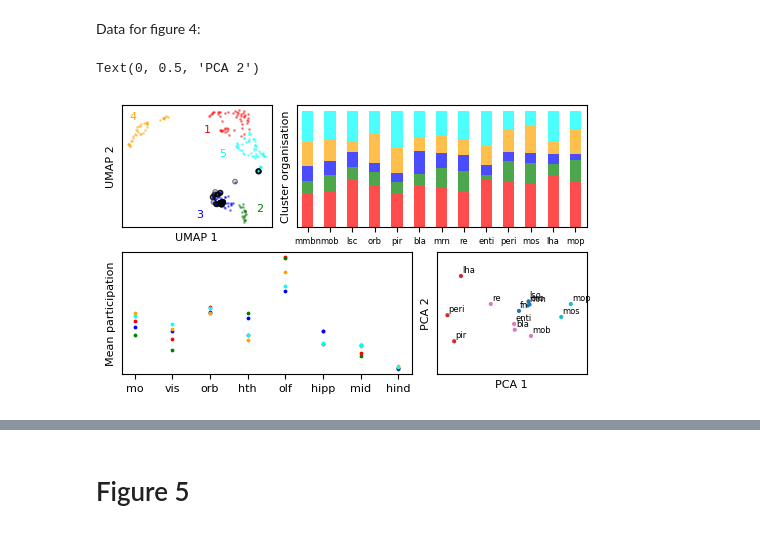
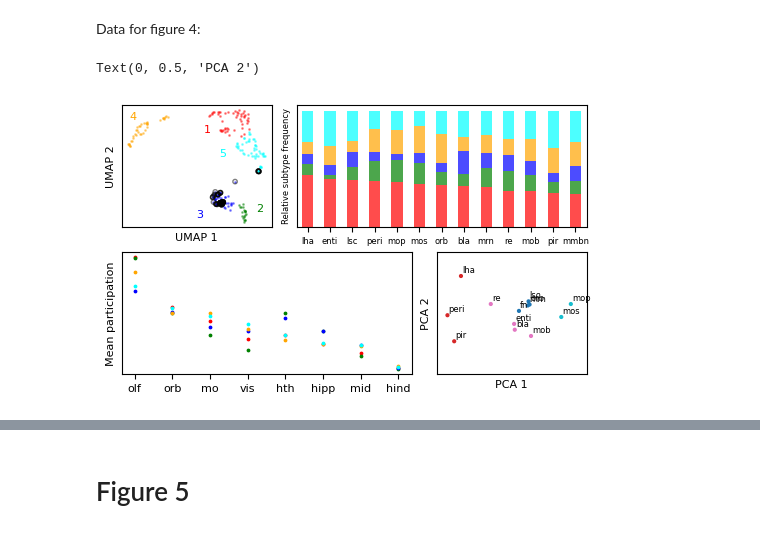
Before and after one commit to csndl-iitd/srg-tes-epilepsy-models, a Jupyter notebook: analysis/notebooks/Analyse fig_March_26.ipynb, the cells around one changed output, grey strips where cells are left out. Cells and saved outputs as stored; diff of their text form; code cells hidden in the pictures.

Commit message:
all figures done

```diff
--- a/analysis/notebooks/Analyse fig_March_26.ipynb
+++ b/analysis/notebooks/Analyse fig_March_26.ipynb
@@ -837,18 +837,20 @@ ax2.set_xticks([])
 ax2.set_yticks([])
 data_b=reader.data_read_bz2('results/figures/fig4b_data.pkl')
 # reorder columns in ascending order of centrality
-des_order=network_asc.copy()
-des_order[0]='mmbn'
+# des_order=network_asc.copy()
+# des_order[0]='mmbn'
 #rename fn colimn name to mmbn
-data_b=data_b.rename(columns={"fn": "mmbn"})
-data_b_r=data_b[des_order]
-data_b_r.T.plot(kind='bar',color=colors, stacked=True,ax=ax2,alpha=0.7,fontsize=8)
+data_b=data_b.rename(columns={"fn": "mmbn"}).T
+# data_b_r=data_b[des_order]
+# order by decreasing value of red
+data_b=data_b.sort_values(by=0,ascending=False)
+data_b.plot(kind='bar',color=colors,ax=ax2, stacked=True,alpha=0.7,fontsize=8)
 #turn legend off
 ax2.legend().set_visible(False)
 # set xlabels
-ax2.set_xticklabels(data_b_r.columns, fontsize=6)
+ax2.set_xticklabels(data_b.index, fontsize=6)
 # set y label
-ax2.set_ylabel('Cluster organisation', fontsize=8)
+ax2.set_ylabel('Relative subtype frequency', fontsize=6)
 
 
 
@@ -858,41 +860,47 @@ ax3=fig.add_subplot(gs[5:10,0:9])
 
 ax3.set_yticks([])
 data_c = reader.data_read_pkl('results/figures/fig4c_data.pkl')
-for i,df in enumerate(data_c,start=0):
-     # Vertical mean (row-wise mean for each column)
-    mean_vals = df.mean(axis=0)
-    ax3.scatter(df.columns, mean_vals,s=3,
-            color=colors[i], marker='o')
-ax3.set_xticklabels(df.columns,fontsize=8)
+# arrange in descending order of cluster 4 (cyan)
+df_m=pd.DataFrame()
+for df in data_c:
+    df=df.mean(axis=0).T
+    df_m=pd.concat([df_m,df],axis=1)
+
+df_m.columns=[0,1,2,3,4]
+df_sorted=df_m.sort_values(by=4,ascending = False)
+for n,r in enumerate(df_sorted.columns):
+    ax3.scatter(df_sorted.index, df_sorted[n], color=colors[n],s=3,marker='o')
+
+ax3.set_xticklabels(df_sorted.index,fontsize=8)
 ax3.set_ylabel('Mean participation',fontsize=8)
 
 
 
 
 #4D
 ax4=fig.add_subplot(gs[5:10,9:14])
 ax4.set_xticks([])
 ax4.set_yticks([])
 # read data
 data_d = reader.data_read_bz2('results/figures/fig4d_data.pkl')
 nw_lbl = list(data_d.index)
 #applying pca to reduce 13x40 to 13x2
 reducer_pca=PCA(n_components=2,random_state=42)
 reducer_pca.fit(data_d.values)
 clu_tf_pca=reducer_pca.transform(data_d.values)
 #apply kmeans
 kmeans_pl = KMeans(n_clusters=4, random_state=42)
 clus_pl = kmeans_pl.fit_predict(clu_tf_pca)
 #scatter plot
 ax4.scatter(clu_tf_pca[:,0],clu_tf_pca[:,1],c=clus_pl,cmap='tab10',s=4)
 for i, label in enumerate(nw_lbl):
     ax4.text(clu_tf_pca[i,0]+0.02, clu_tf_pca[i,1]+0.08, label, fontsize=6)
 ax4.set_xlim(-1.5,1.5)
 ax4.set_ylim(-1.5,1.5)
 ax4.set_xlabel('PCA 1',fontsize=8)
 ax4.set_ylabel('PCA 2',fontsize=8)
 
 # ax4.text(0.3,0.5,'To be made')
 # %% [output]
 Text(0, 0.5, 'PCA 2')
-[figure, old version]
+[figure, new version]
```
Also changed, not shown: parts of 1 cell of this notebook, 1 other file.
